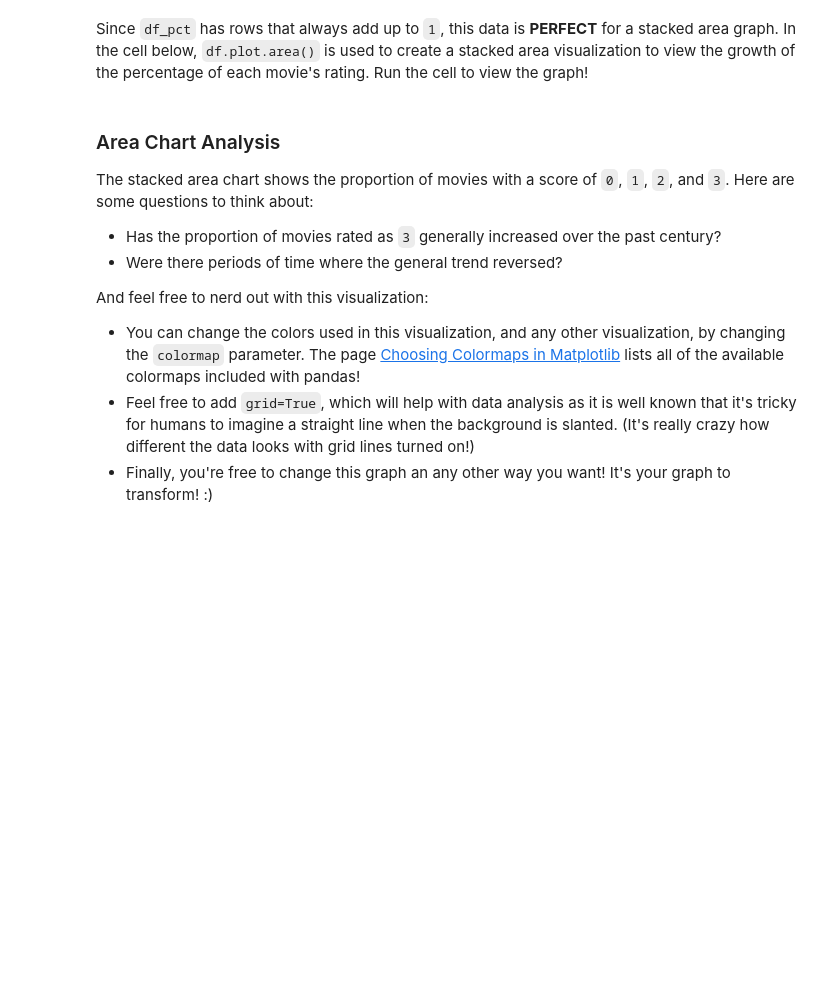
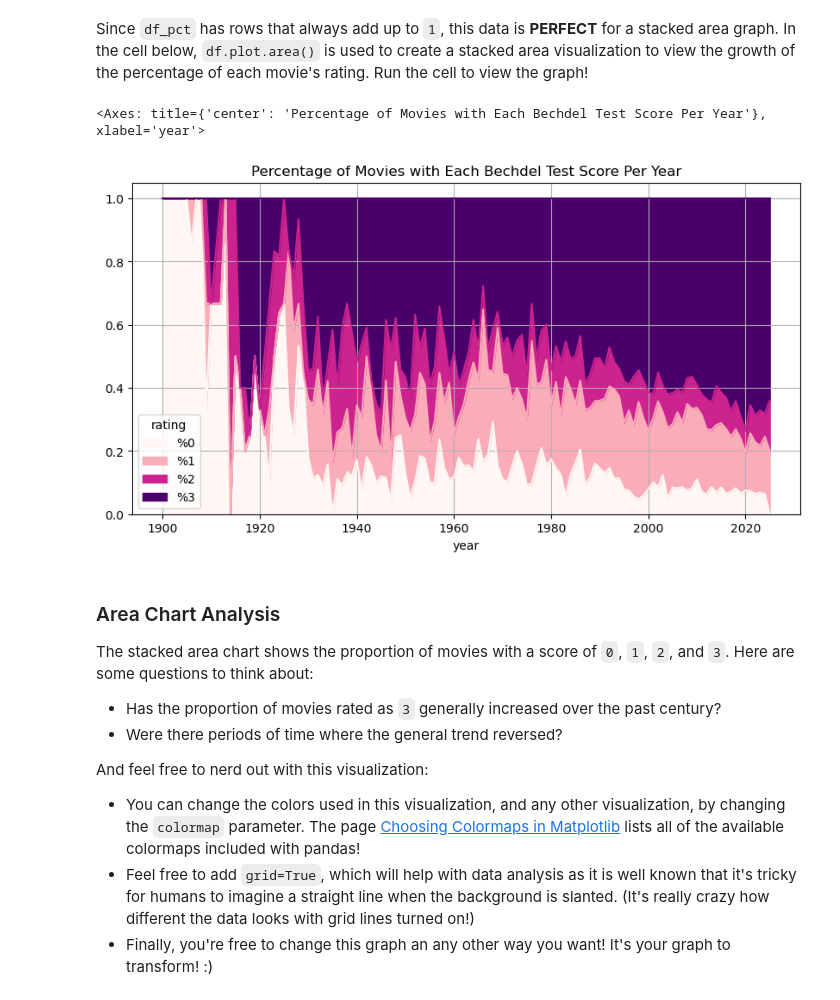
Before and after one commit to dbsebastian/micro_pr1, a Jupyter notebook: microproject-05-bechdel-test/microproject-05-bechdel-test.ipynb, the cells around one changed output. Cells and saved outputs as stored; diff of their text form; code cells hidden in the pictures; blank space fills up the shorter version.

```diff
--- a/microproject-05-bechdel-test/microproject-05-bechdel-test.ipynb
+++ b/microproject-05-bechdel-test/microproject-05-bechdel-test.ipynb
@@ -254,9 +377,3 @@ To create a graph of the proportion of movies at reach ranking, add the followin
 - *Hint: You may find adding a `"Total"` column helpful to make your calculations easier.*
 
 Note that the `0`,`1`,`2`,`3` column names are integers, not strings.
-# %%
-df["%0"] = ...
-df["%1"] = ...
-df["%2"] = ...
-df["%3"] = ...
-df
@@ -262,0 +417,8 @@ df
+# %%
+total = (df[0] + df[1] + df[2] + df[3])
+
+df["%0"] = df[0] / total
+df["%1"] = df[1] / total
+df["%2"] = df[2] / total
+df["%3"] = df[3] / total
+df
@@ -282,0 +468,3 @@ df_pct
+# %%
+df_pct = df[["%0", "%1", "%2", "%3"]]
+df_pct
@@ -297,7 +502,10 @@ print(f"{tada} All tests passed! {tada}")
 # %% [markdown]
 Since `df_pct` has rows that always add up to `1`, this data is **PERFECT** for a stacked area graph.  In the cell below, `df.plot.area()` is used to create a stacked area visualization to view the growth of the percentage of each movie's rating. Run the cell to view the graph!
 # %%
-df_pct.plot.area(figsize=(10,5), title="Percentage of Movies with Each Bechdel Test Score Per Year", colormap="RdPu")
+df_pct.plot.area(figsize=(10,5), title="Percentage of Movies with Each Bechdel Test Score Per Year", colormap="RdPu", grid=True)
+# %% [output]
+<Axes: title={'center': 'Percentage of Movies with Each Bechdel Test Score Per Year'}, xlabel='year'>
+[figure, added]
 # %% [markdown]
 ### Area Chart Analysis
 
```
Also changed, not shown: parts of 33 cells of this notebook.
